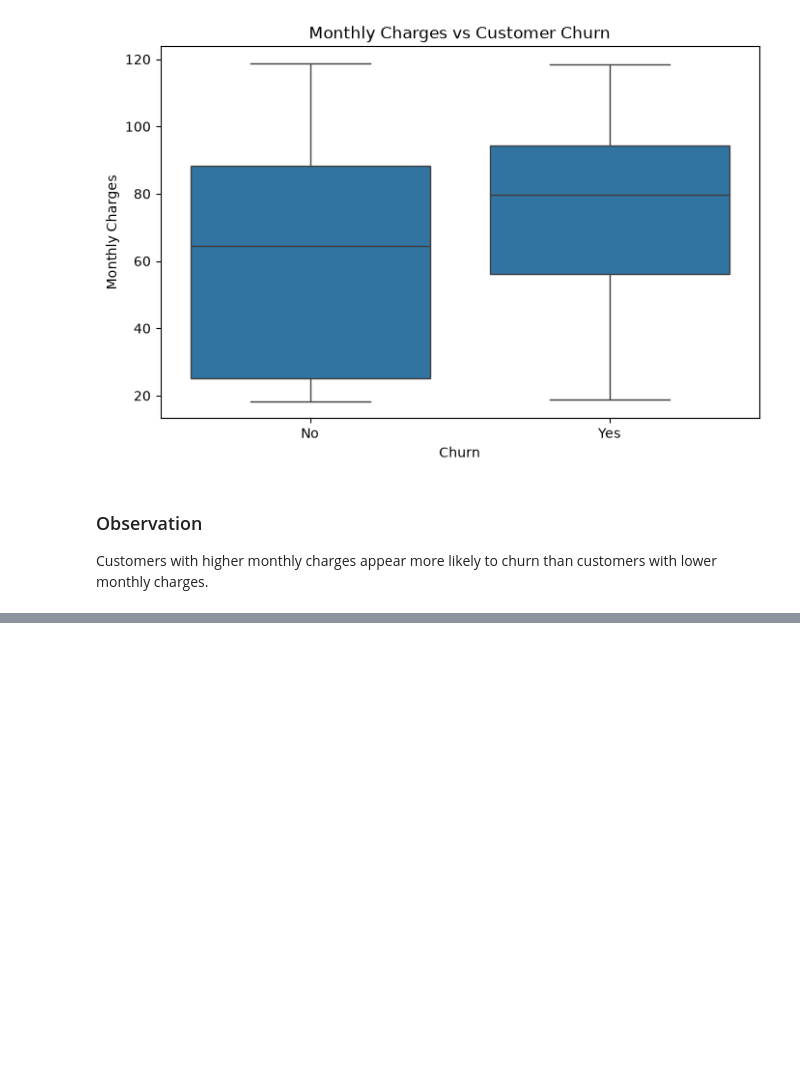
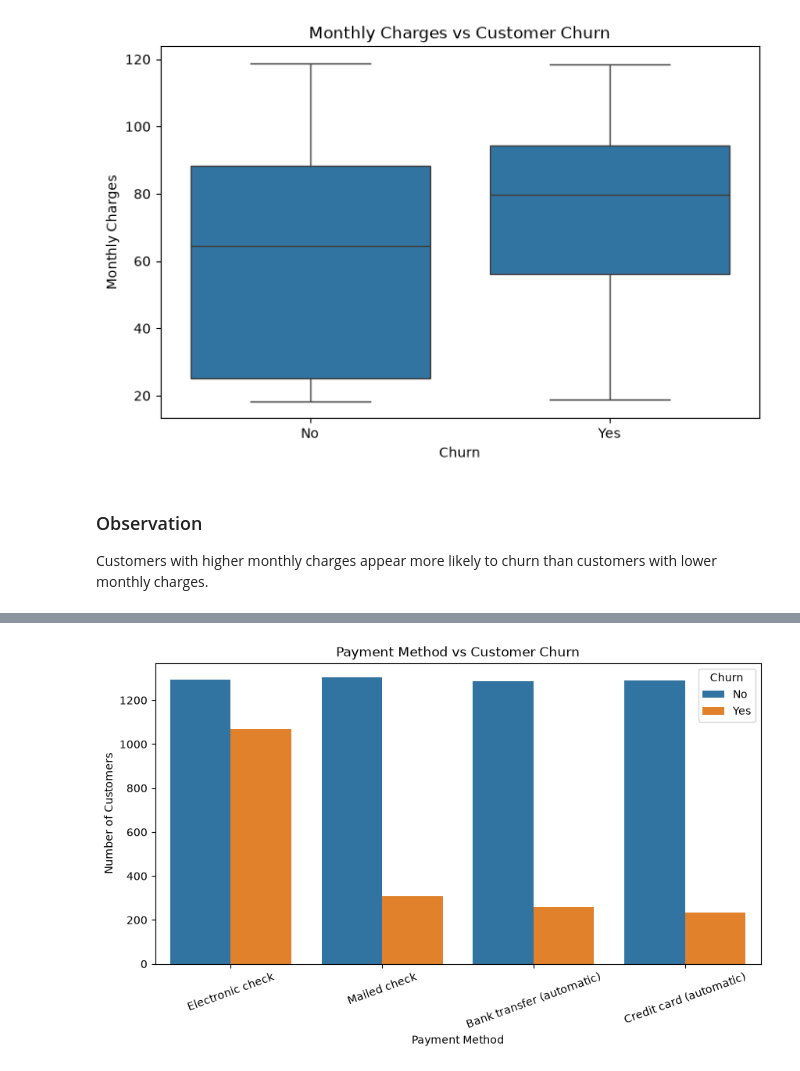
Before and after one commit to janupalliradhika/customer-churn-prediction, a Jupyter notebook: notebooks/eda.ipynb, the cells around one changed output, grey strips where cells are left out. Drawn from its saved outputs; the diff is of its cells as text; code cells hidden in the pictures; blank space fills up the shorter version.

```diff
--- a/notebooks/eda.ipynb
+++ b/notebooks/eda.ipynb
@@ -253,0 +289,14 @@ Customers with higher monthly charges appear more likely to churn than customers
+# %%
+plt.figure(figsize=(10,5))
+
+sns.countplot(data=df, x="PaymentMethod", hue="Churn")
+
+plt.title("Payment Method vs Customer Churn")
+plt.xlabel("Payment Method")
+plt.ylabel("Number of Customers")
+
+plt.xticks(rotation=20)
+
+plt.show()
+# %% [output]
+[figure, added]
```
Also changed, not shown: parts of 17 cells of this notebook.
